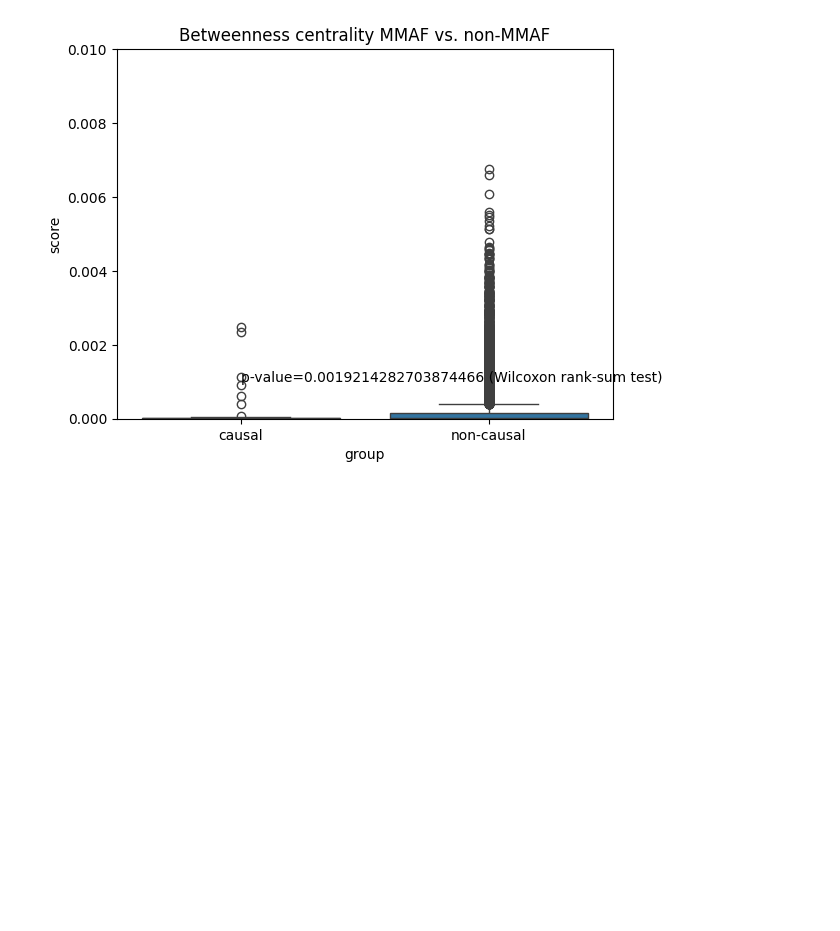
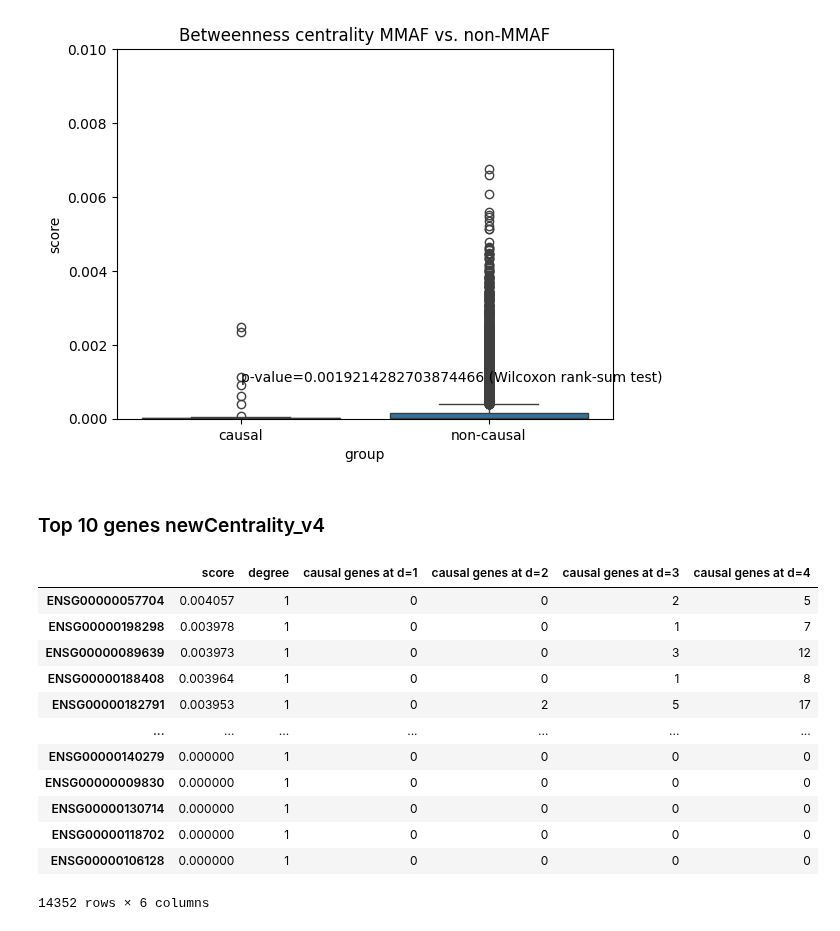
Before and after one commit to jjjk123/grexome-TIMC-Secondary-interactome, a Jupyter notebook: Interactome/scripts/analyze_scores.ipynb, the cells around one changed output. Saved outputs shown, nothing was run; the diff lists cells and outputs as text; code cells hidden in the pictures; blank space fills up the shorter version.

Commit message:
upd to get deg,nodes at d

```diff
--- a/Interactome/scripts/analyze_scores.ipynb
+++ b/Interactome/scripts/analyze_scores.ipynb
@@ -71,3 +79,27 @@ interactome, genes = parse_interactome(interactome_file="/home/kubicaj/calc/inpu
 causal_genes = parse_causal_genes(causal_genes_file="/home/kubicaj/calc/input/causalGenes_allPhenotypes.csv",
                                   canonical_genes_file="/home/kubicaj/calc/input/canonicalGenes.tsv",
                                   genes=genes)
+# %%
+# find distances between MMAF and non-MMAF genes
+dict_distances = {}
+longest_distance = 0
+
+nonCausal_genes_list = [k for k, v in causal_genes.items() if v == 0]
+causal_genes_list = [k for k, v in causal_genes.items() if v == 1]
+
+for source_node in nonCausal_genes_list:
+    dict_tmp = {}
+
+    for target_node in causal_genes_list:
+        try:
+            distance = networkx.shortest_path_length(interactome, source_node, target_node)
+            dict_tmp[target_node] = distance
+
+            if distance > longest_distance:
+                longest_distance = distance
+        except:
+            continue
+
+    dict_distances[source_node] = dict_tmp
+
+print(f"Longest distance between {PHENOTYPE} and non-{PHENOTYPE} gene: {longest_distance}")
@@ -210,3 +244,38 @@ matplotlib.pyplot.ylim(0, 0.01)
 # %% [output]
 (0.0, 0.01)
 [figure]
+# %% [markdown]
+### Top 10 genes newCentrality_v4
+# %%
+scores = parse_scores("/home/kubicaj/calc/output/scores_d10.tsv", causal_genes)
+# %%
+scores_sorted = dict(sorted(scores.items(), key=lambda v: v[1], reverse=True))
+# %%
+# get more info about each node (degree, causal genes at distances)
+for n, score in scores_sorted.items():
+    scores_sorted[n] = [score,
+                             interactome.degree(n),
+                             causal_genes_at_distance(dict_distances, n, 1),
+                             causal_genes_at_distance(dict_distances, n, 2),
+                             causal_genes_at_distance(dict_distances, n, 3),
+                             causal_genes_at_distance(dict_distances, n, 4)]
+
+df = pandas.DataFrame.from_dict(scores_sorted,
+                            orient='index',
+                            columns=['score', 'degree', 'causal genes at d=1', 'causal genes at d=2', 'causal genes at d=3', 'causal genes at d=4'])
+# %%
+df
+# %% [output]
+|  | score | degree | causal genes at d=1 | causal genes at d=2 | causal genes at d=3 | causal genes at d=4 |
+| ENSG00000057704 | 0.004057 | 1 | 0 | 0 | 2 | 5 |
+| ENSG00000198298 | 0.003978 | 1 | 0 | 0 | 1 | 7 |
+| ENSG00000089639 | 0.003973 | 1 | 0 | 0 | 3 | 12 |
+| ENSG00000188408 | 0.003964 | 1 | 0 | 0 | 1 | 8 |
+| ENSG00000182791 | 0.003953 | 1 | 0 | 2 | 5 | 17 |
+| ... | ... | ... | ... | ... | ... | ... |
+| ENSG00000140279 | 0.000000 | 1 | 0 | 0 | 0 | 0 |
+| ENSG00000009830 | 0.000000 | 1 | 0 | 0 | 0 | 0 |
+| ENSG00000130714 | 0.000000 | 1 | 0 | 0 | 0 | 0 |
+| ENSG00000118702 | 0.000000 | 1 | 0 | 0 | 0 | 0 |
+| ENSG00000106128 | 0.000000 | 1 | 0 | 0 | 0 | 0 |
+14352 rows × 6 columns
```
Also changed, not shown: parts of 4 cells of this notebook.
